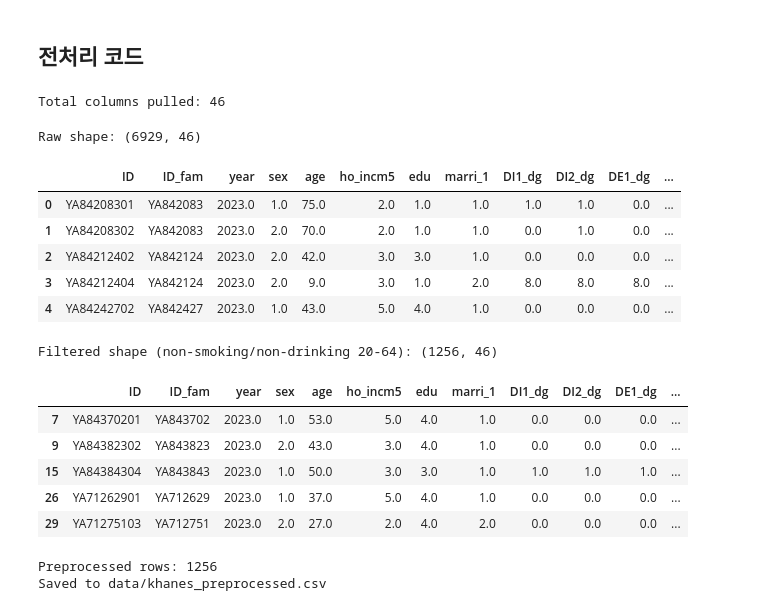
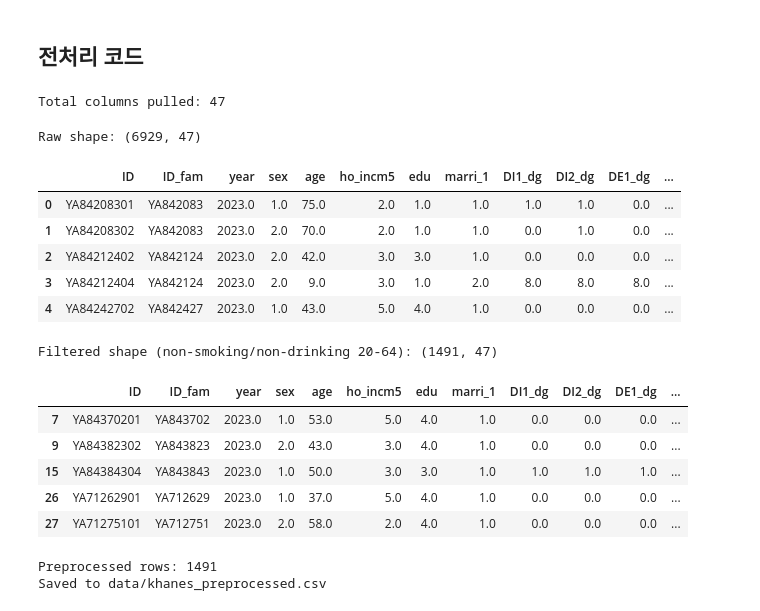
Before and after one commit to jspark2000/aicap-2025-2, a Jupyter notebook: preprocessing.ipynb, the cells around one changed output. Drawn from its saved outputs; the diff is of its cells as text; code cells hidden in the pictures.

```diff
--- a/preprocessing.ipynb
+++ b/preprocessing.ipynb
@@ -134,7 +134,7 @@ SOC_BEHAV_COLS = [
     "N_VITC",
     "N_VITD",
 ]
-LIFESTYLE_COLS = ["sm_presnt", "BD1", "dr_month"]
+LIFESTYLE_COLS = ["sm_presnt", "BD1", "BD1_11", "dr_month"]
 ID_COLS = ["ID", "ID_fam", "year"]
 
 USECOLS = sorted(
@@ -150,13 +150,13 @@ USECOLS = sorted(
 )
 print(f"Total columns pulled: {len(USECOLS)}")
 # %% [output]
-Total columns pulled: 46
+Total columns pulled: 47
 # %%
 raw_df = load_khanes_data(DATA_PATH, usecols=USECOLS, low_memory=False)
 print(f"Raw shape: {raw_df.shape}")
 raw_df.head()
 # %% [output]
-Raw shape: (6929, 46)
+Raw shape: (6929, 47)
 |  | ID | ID_fam | year | sex | age | ho_incm5 | edu | marri_1 | DI1_dg | DI2_dg | DE1_dg | ... |
 | 0 | YA84208301 | YA842083 | 2023.0 | 1.0 | 75.0 | 2.0 | 1.0 | 1.0 | 1.0 | 1.0 | 0.0 | ... |
 | 1 | YA84208302 | YA842083 | 2023.0 | 2.0 | 70.0 | 2.0 | 1.0 | 1.0 | 0.0 | 1.0 | 0.0 | ... |
@@ -165,19 +165,35 @@ Raw shape: (6929, 46)
 | 4 | YA84242702 | YA842427 | 2023.0 | 1.0 | 43.0 | 5.0 | 4.0 | 1.0 | 0.0 | 0.0 | 0.0 | ... |
 # %%
 df = raw_df.copy()
-numeric_cols = [col for col in df.columns if col not in ID_COLS]
-df = replace_numeric_sentinels(df, columns=numeric_cols)
+
+# 상징값 처리: 8, 9만 처리할 컬럼들 (나머지는 모든 상징값 처리)
+# - PSY_GAD_COLS: 0-3=실제값, 8-9=상징값
+# - TARGET_COLS: 0-1=실제값, 8-9=상징값
+# - BD1, BD1_11: 1-6=실제값, 8-9=상징값
+cols_8_9_only = PSY_GAD_COLS + TARGET_COLS + ["BD1", "BD1_11"]
+column_specific_sentinels = {
+    col: [8.0, 9.0]
+    for col in cols_8_9_only
+    if col in df.columns
+}
+
+df = replace_numeric_sentinels(
+    df,
+    columns=[col for col in df.columns if col not in ID_COLS],
+    column_specific_sentinels=column_specific_sentinels
+)
+
 filtered_df = filter_non_smoking_non_drinking(df)
 print(f"Filtered shape (non-smoking/non-drinking 20-64): {filtered_df.shape}")
 filtered_df.head()
 # %% [output]
-Filtered shape (non-smoking/non-drinking 20-64): (1256, 46)
+Filtered shape (non-smoking/non-drinking 20-64): (1491, 47)
 |  | ID | ID_fam | year | sex | age | ho_incm5 | edu | marri_1 | DI1_dg | DI2_dg | DE1_dg | ... |
 | 7 | YA84370201 | YA843702 | 2023.0 | 1.0 | 53.0 | 5.0 | 4.0 | 1.0 | 0.0 | 0.0 | 0.0 | ... |
 | 9 | YA84382302 | YA843823 | 2023.0 | 2.0 | 43.0 | 3.0 | 4.0 | 1.0 | 0.0 | 0.0 | 0.0 | ... |
 | 15 | YA84384304 | YA843843 | 2023.0 | 1.0 | 50.0 | 3.0 | 3.0 | 1.0 | 1.0 | 1.0 | 1.0 | ... |
 | 26 | YA71262901 | YA712629 | 2023.0 | 1.0 | 37.0 | 5.0 | 4.0 | 1.0 | 0.0 | 0.0 | 0.0 | ... |
-| 29 | YA71275103 | YA712751 | 2023.0 | 2.0 | 27.0 | 2.0 | 4.0 | 2.0 | 0.0 | 0.0 | 0.0 | ... |
+| 27 | YA71275101 | YA712751 | 2023.0 | 2.0 | 58.0 | 2.0 | 4.0 | 1.0 | 0.0 | 0.0 | 0.0 | ... |
 # %%
 filtered_df["gad_score"] = filtered_df[PSY_GAD_COLS].sum(axis=1, min_count=1)
 feature_cols = BIO_COLS + PSY_CORE_COLS + ["gad_score"] + SOC_BEHAV_COLS
@@ -199,7 +215,7 @@ preprocessed_df.to_csv(OUTPUT_PATH_CSV, index=False, encoding='utf-8-sig')
 print(f"Preprocessed rows: {len(preprocessed_df)}")
 print(f"Saved to {OUTPUT_PATH_CSV}")
 # %% [output]
-Preprocessed rows: 1256
+Preprocessed rows: 1491
 Saved to data/khanes_preprocessed.csv
 # %%
 preprocessed_df.head()
```
Also changed, not shown: parts of 6 cells of this notebook, 3 other files.
